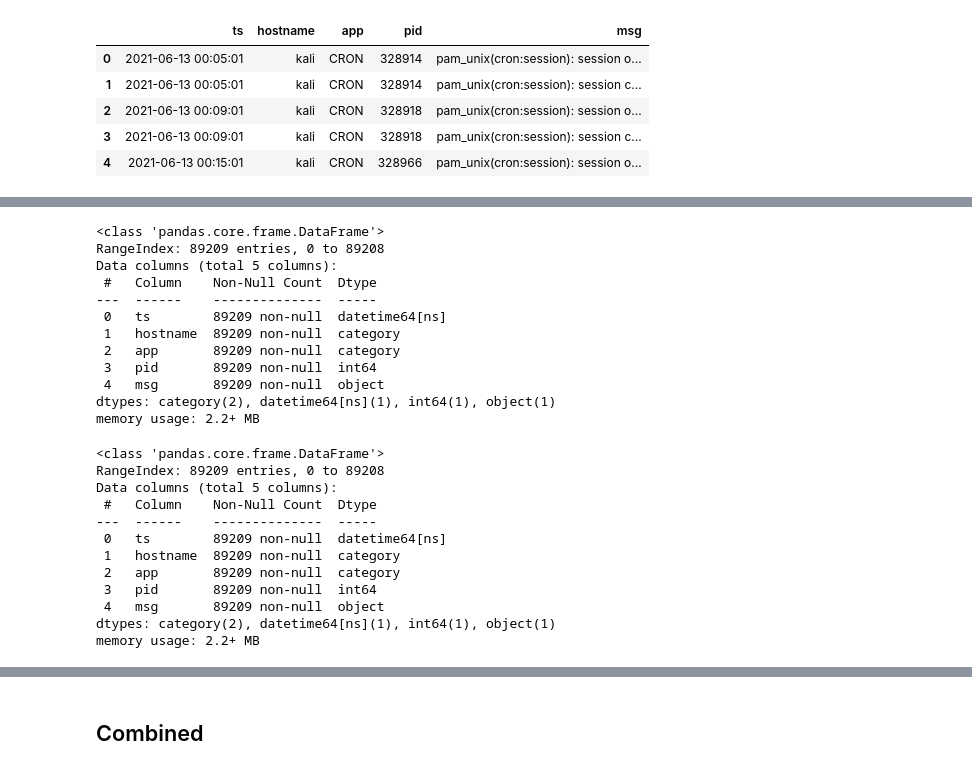
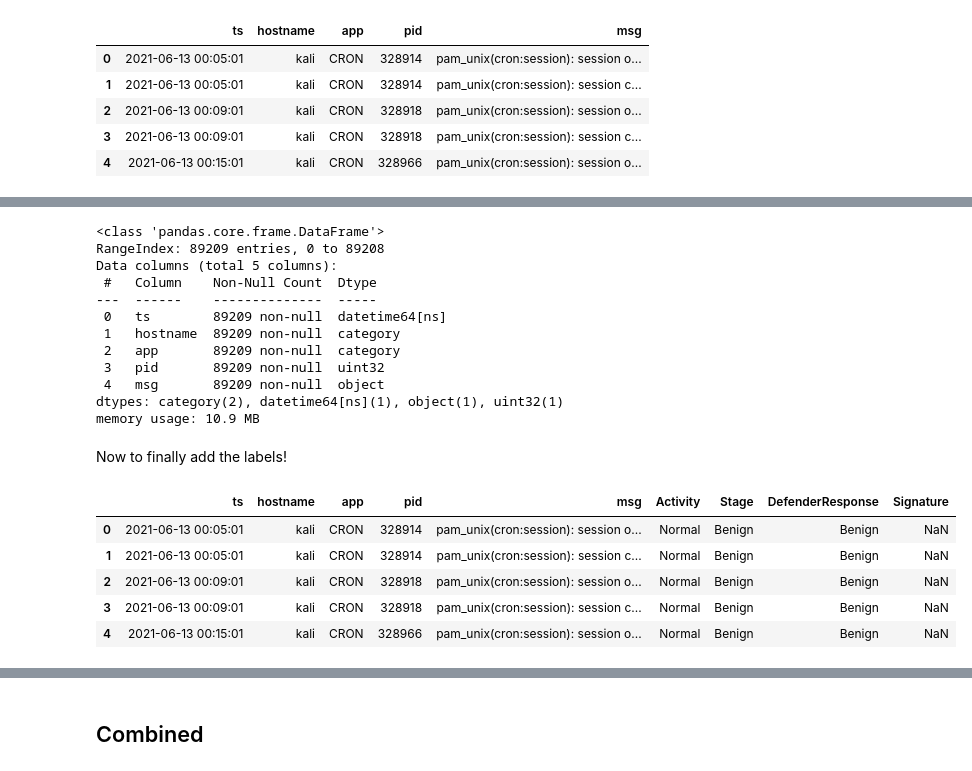
Before and after one commit to birbarino/Data-Analytics-Capstone, a Jupyter notebook: notebooks/wrangle.ipynb, the cells around one changed output, grey strips where cells are left out. Drawn from its saved outputs; the diff is of its cells as text; code cells hidden in the pictures.

```diff
--- a/notebooks/wrangle.ipynb
+++ b/notebooks/wrangle.ipynb
@@ -505,5 +577,9 @@ df.msg = df.msg.apply(lambda x: x.strip())
+# %%
+df[categories] = df[categories].astype('category')
+# %%
+df.pid = df.pid.astype('uint32')
 # %%
-df.info()
+df.info(memory_usage='deep')
 # %% [output]
 <class 'pandas.core.frame.DataFrame'>
 RangeIndex: 89209 entries, 0 to 89208
@@ -513,26 +589,21 @@ Data columns (total 5 columns):
  0   ts        89209 non-null  datetime64[ns]
  1   hostname  89209 non-null  category
  2   app       89209 non-null  category
- 3   pid       89209 non-null  int64
+ 3   pid       89209 non-null  uint32
  4   msg       89209 non-null  object
-dtypes: category(2), datetime64[ns](1), int64(1), object(1)
-memory usage: 2.2+ MB
+dtypes: category(2), datetime64[ns](1), object(1), uint32(1)
+memory usage: 10.9 MB
-# %%
-for col in ['hostname', 'app']:
-    df[col] = df[col].astype('category')
-
-df['pid'] = df['pid'].astype('int')
-df.info()
-# %% [output]
-<class 'pandas.core.frame.DataFrame'>
-RangeIndex: 89209 entries, 0 to 89208
-Data columns (total 5 columns):
- #   Column    Non-Null Count  Dtype
----  ------    --------------  -----
- 0   ts        89209 non-null  datetime64[ns]
- 1   hostname  89209 non-null  category
- 2   app       89209 non-null  category
- 3   pid       89209 non-null  int64
- 4   msg       89209 non-null  object
-dtypes: category(2), datetime64[ns](1), int64(1), object(1)
-memory usage: 2.2+ MB
+# %% [markdown]
+Now to finally add the labels!
+# %%
+labels = auth_df.columns[1:]
+df[labels] = auth_df[labels].astype('category')
+# %%
+df.head()
+# %% [output]
+|  | ts | hostname | app | pid | msg | Activity | Stage | DefenderResponse | Signature |
+| 0 | 2021-06-13 00:05:01 | kali | CRON | 328914 | pam_unix(cron:session): session o... | Normal | Benign | Benign | NaN |
+| 1 | 2021-06-13 00:05:01 | kali | CRON | 328914 | pam_unix(cron:session): session c... | Normal | Benign | Benign | NaN |
+| 2 | 2021-06-13 00:09:01 | kali | CRON | 328918 | pam_unix(cron:session): session o... | Normal | Benign | Benign | NaN |
+| 3 | 2021-06-13 00:09:01 | kali | CRON | 328918 | pam_unix(cron:session): session c... | Normal | Benign | Benign | NaN |
+| 4 | 2021-06-13 00:15:01 | kali | CRON | 328966 | pam_unix(cron:session): session o... | Normal | Benign | Benign | NaN |
```
Also changed, not shown: parts of 33 cells of this notebook, 6 other files.
